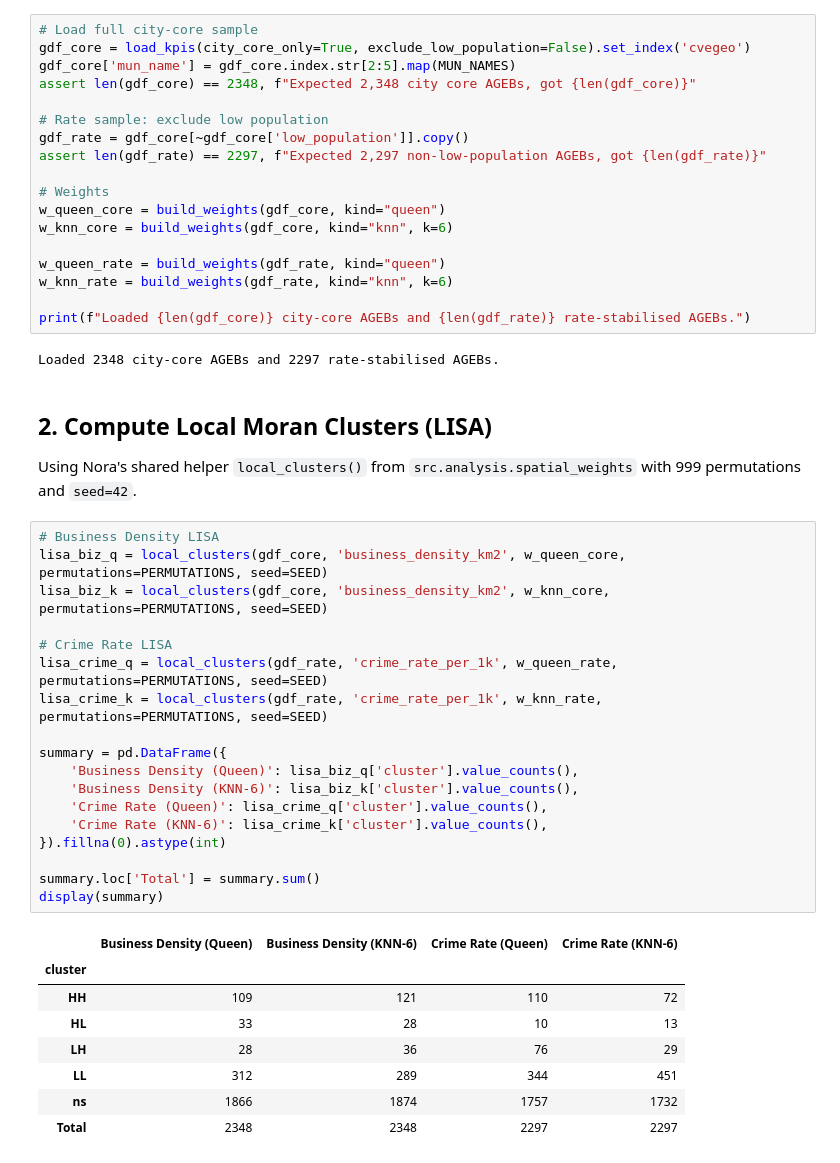
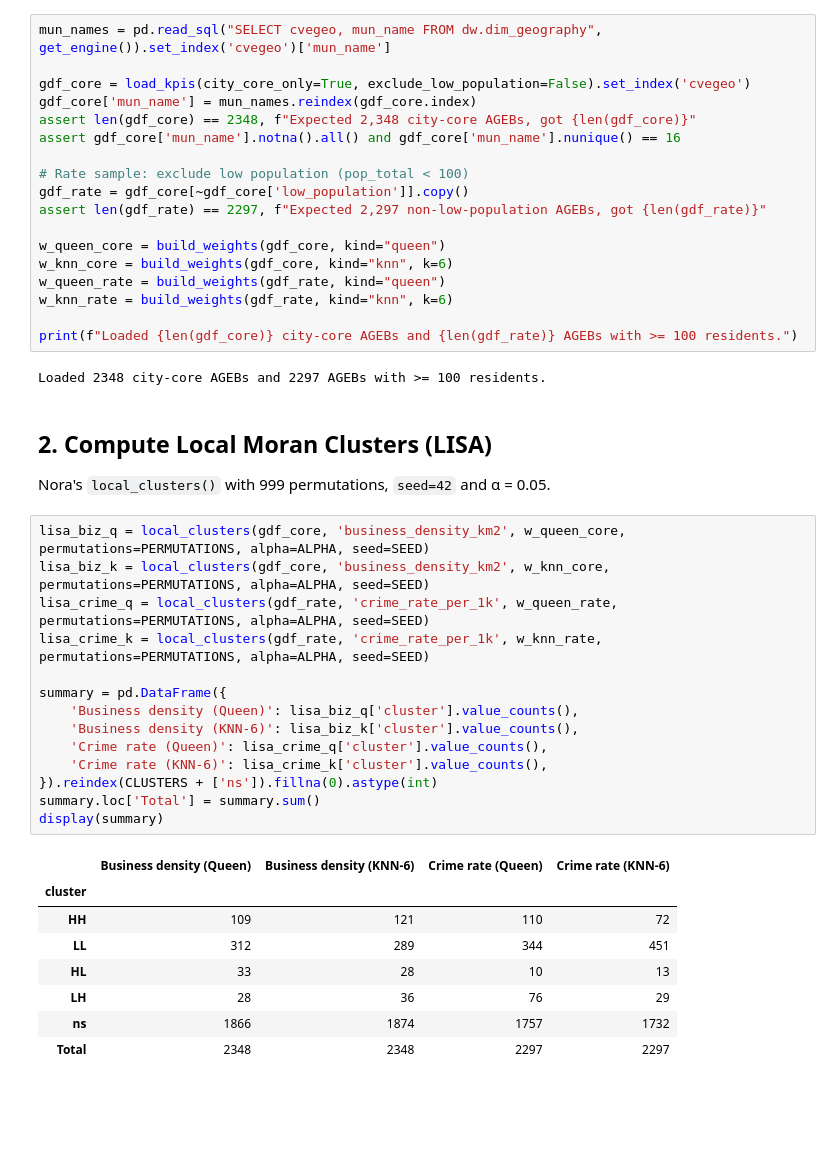
Before and after one commit to joseeangel0/merida-urban-intelligence, a Jupyter notebook: notebooks/34_lisa_hotspots.ipynb, the cells around one changed output. Drawn from its saved outputs; the diff is of its cells as text; blank space fills up the shorter version.

```diff
--- a/notebooks/34_lisa_hotspots.ipynb
+++ b/notebooks/34_lisa_hotspots.ipynb
@@ -51,51 +46,47 @@ We load data exclusively from `dw.v_kpi_ageb` through `load_kpis()`. As defined
 # %%
-# Load full city-core sample
+mun_names = pd.read_sql("SELECT cvegeo, mun_name FROM dw.dim_geography", get_engine()).set_index('cvegeo')['mun_name']
+
 gdf_core = load_kpis(city_core_only=True, exclude_low_population=False).set_index('cvegeo')
-gdf_core['mun_name'] = gdf_core.index.str[2:5].map(MUN_NAMES)
-assert len(gdf_core) == 2348, f"Expected 2,348 city core AGEBs, got {len(gdf_core)}"
+gdf_core['mun_name'] = mun_names.reindex(gdf_core.index)
+assert len(gdf_core) == 2348, f"Expected 2,348 city-core AGEBs, got {len(gdf_core)}"
+assert gdf_core['mun_name'].notna().all() and gdf_core['mun_name'].nunique() == 16
 
-# Rate sample: exclude low population
+# Rate sample: exclude low population (pop_total < 100)
 gdf_rate = gdf_core[~gdf_core['low_population']].copy()
 assert len(gdf_rate) == 2297, f"Expected 2,297 non-low-population AGEBs, got {len(gdf_rate)}"
 
-# Weights
 w_queen_core = build_weights(gdf_core, kind="queen")
 w_knn_core = build_weights(gdf_core, kind="knn", k=6)
-
 w_queen_rate = build_weights(gdf_rate, kind="queen")
 w_knn_rate = build_weights(gdf_rate, kind="knn", k=6)
 
-print(f"Loaded {len(gdf_core)} city-core AGEBs and {len(gdf_rate)} rate-stabilised AGEBs.")
+print(f"Loaded {len(gdf_core)} city-core AGEBs and {len(gdf_rate)} AGEBs with >= 100 residents.")
 # %% [output]
-Loaded 2348 city-core AGEBs and 2297 rate-stabilised AGEBs.
+Loaded 2348 city-core AGEBs and 2297 AGEBs with >= 100 residents.
 # %% [markdown]
 ## 2. Compute Local Moran Clusters (LISA)
 
-Using Nora's shared helper `local_clusters()` from `src.analysis.spatial_weights` with 999 permutations and `seed=42`.
+Nora's `local_clusters()` with 999 permutations, `seed=42` and α = 0.05.
 # %%
-# Business Density LISA
-lisa_biz_q = local_clusters(gdf_core, 'business_density_km2', w_queen_core, permutations=PERMUTATIONS, seed=SEED)
-lisa_biz_k = local_clusters(gdf_core, 'business_density_km2', w_knn_core, permutations=PERMUTATIONS, seed=SEED)
-
-# Crime Rate LISA
-lisa_crime_q = local_clusters(gdf_rate, 'crime_rate_per_1k', w_queen_rate, permutations=PERMUTATIONS, seed=SEED)
-lisa_crime_k = local_clusters(gdf_rate, 'crime_rate_per_1k', w_knn_rate, permutations=PERMUTATIONS, seed=SEED)
+lisa_biz_q = local_clusters(gdf_core, 'business_density_km2', w_queen_core, permutations=PERMUTATIONS, alpha=ALPHA, seed=SEED)
+lisa_biz_k = local_clusters(gdf_core, 'business_density_km2', w_knn_core, permutations=PERMUTATIONS, alpha=ALPHA, seed=SEED)
+lisa_crime_q = local_clusters(gdf_rate, 'crime_rate_per_1k', w_queen_rate, permutations=PERMUTATIONS, alpha=ALPHA, seed=SEED)
+lisa_crime_k = local_clusters(gdf_rate, 'crime_rate_per_1k', w_knn_rate, permutations=PERMUTATIONS, alpha=ALPHA, seed=SEED)
 
 summary = pd.DataFrame({
-    'Business Density (Queen)': lisa_biz_q['cluster'].value_counts(),
-    'Business Density (KNN-6)': lisa_biz_k['cluster'].value_counts(),
-    'Crime Rate (Queen)': lisa_crime_q['cluster'].value_counts(),
-    'Crime Rate (KNN-6)': lisa_crime_k['cluster'].value_counts(),
-}).fillna(0).astype(int)
-
+    'Business density (Queen)': lisa_biz_q['cluster'].value_counts(),
+    'Business density (KNN-6)': lisa_biz_k['cluster'].value_counts(),
+    'Crime rate (Queen)': lisa_crime_q['cluster'].value_counts(),
+    'Crime rate (KNN-6)': lisa_crime_k['cluster'].value_counts(),
+}).reindex(CLUSTERS + ['ns']).fillna(0).astype(int)
 summary.loc['Total'] = summary.sum()
 display(summary)
 # %% [output]
-|  | Business Density (Queen) | Business Density (KNN-6) | Crime Rate (Queen) | Crime Rate (KNN-6) |
+|  | Business density (Queen) | Business density (KNN-6) | Crime rate (Queen) | Crime rate (KNN-6) |
 | cluster |  |  |  |  |
 | HH | 109 | 121 | 110 | 72 |
+| LL | 312 | 289 | 344 | 451 |
 | HL | 33 | 28 | 10 | 13 |
 | LH | 28 | 36 | 76 | 29 |
-| LL | 312 | 289 | 344 | 451 |
 | ns | 1866 | 1874 | 1757 | 1732 |
 | Total | 2348 | 2348 | 2297 | 2297 |
```
Also changed, not shown: parts of 18 cells of this notebook, 3 other files.
